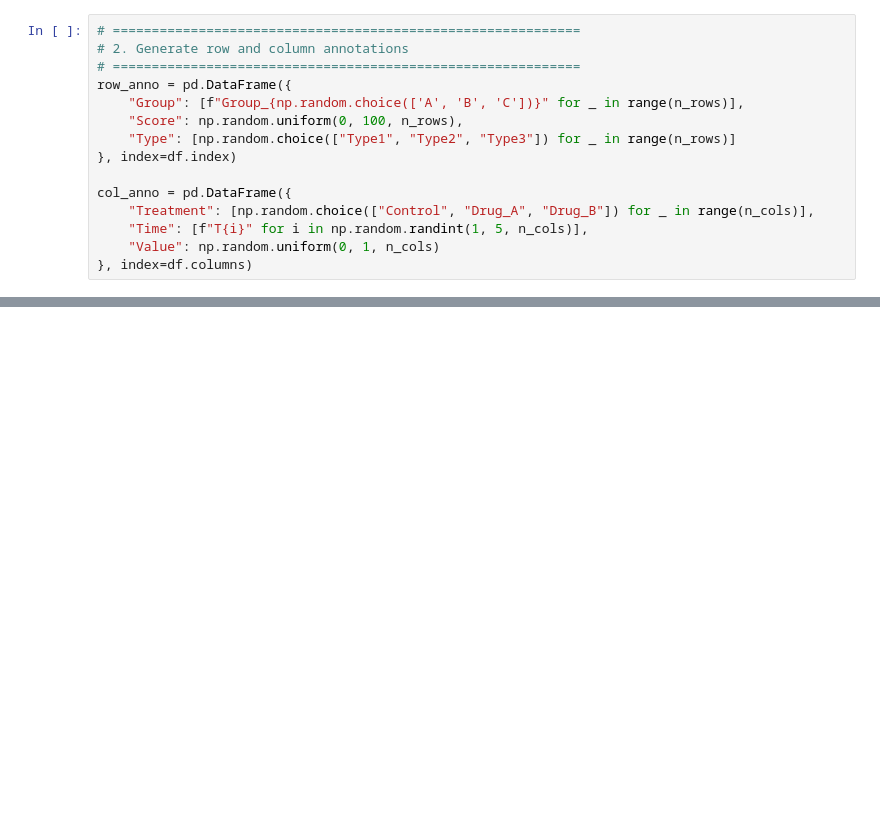
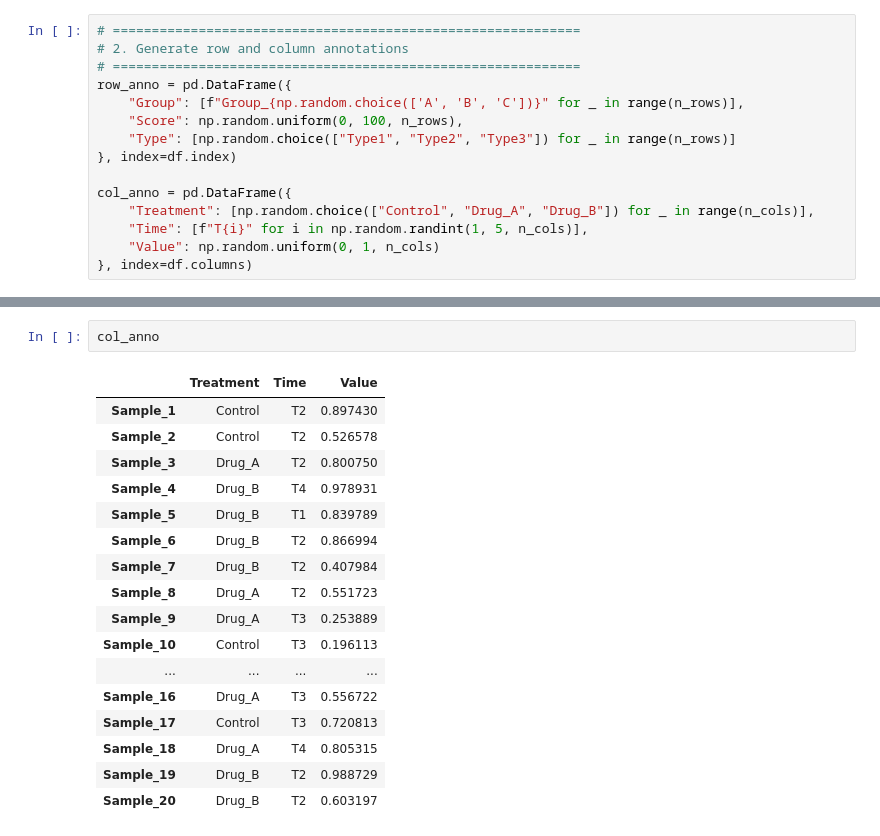
Before and after one commit to Bitpulses/eheatmap, a Jupyter notebook: docs/epheatmap_example.ipynb, the cells around one changed output, grey strips where cells are left out. Cells and saved outputs as stored; diff of their text form; blank space fills up the shorter version.

```diff
--- a/docs/epheatmap_example.ipynb
+++ b/docs/epheatmap_example.ipynb
@@ -56,3 +114,23 @@ col_anno = pd.DataFrame({
+# %%
+col_anno
+# %% [output]
+|  | Treatment | Time | Value |
+| Sample_1 | Control | T2 | 0.897430 |
+| Sample_2 | Control | T2 | 0.526578 |
+| Sample_3 | Drug_A | T2 | 0.800750 |
+| Sample_4 | Drug_B | T4 | 0.978931 |
+| Sample_5 | Drug_B | T1 | 0.839789 |
+| Sample_6 | Drug_B | T2 | 0.866994 |
+| Sample_7 | Drug_B | T2 | 0.407984 |
+| Sample_8 | Drug_A | T2 | 0.551723 |
+| Sample_9 | Drug_A | T3 | 0.253889 |
+| Sample_10 | Control | T3 | 0.196113 |
+| ... | ... | ... | ... |
+| Sample_16 | Drug_A | T3 | 0.556722 |
+| Sample_17 | Control | T3 | 0.720813 |
+| Sample_18 | Drug_A | T4 | 0.805315 |
+| Sample_19 | Drug_B | T2 | 0.988729 |
+| Sample_20 | Drug_B | T2 | 0.603197 |
 # %%
 # ============================================================
 # 3. CNS-level color schemes (ColorBrewer)
```
Also changed, not shown: parts of 6 cells of this notebook.
